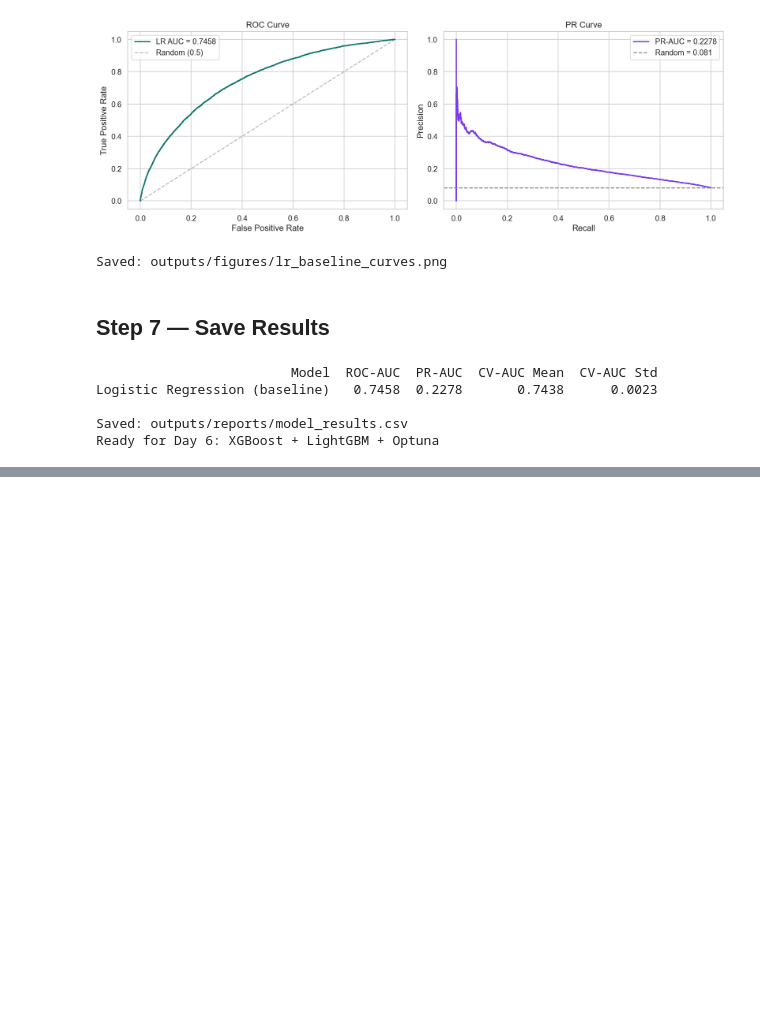
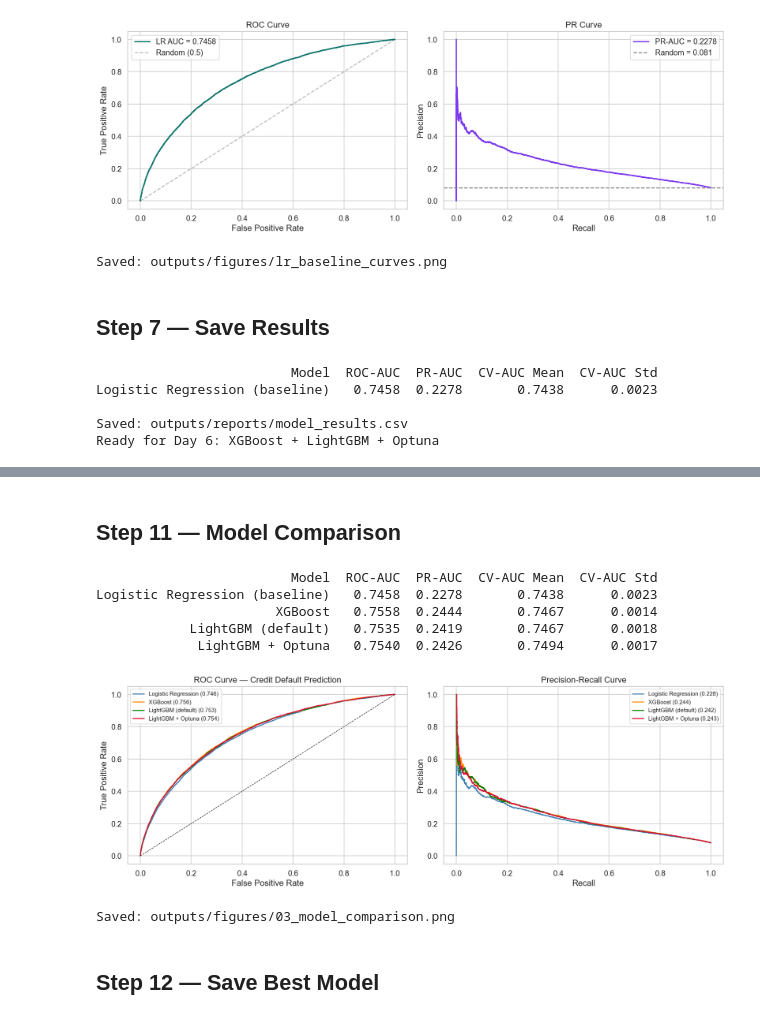
Before and after one commit to anil-turan/credit-risk-ml-pipeline, a Jupyter notebook: notebooks/03_modeling.ipynb, the cells around one changed output, grey strips where cells are left out. Cells and saved outputs as stored; diff of their text form; code cells hidden in the pictures; blank space fills up the shorter version.

```diff
--- a/notebooks/03_modeling.ipynb
+++ b/notebooks/03_modeling.ipynb
@@ -275,0 +441,62 @@ Ready for Day 6: XGBoost + LightGBM + Optuna
+# %% [markdown]
+## Step 11 — Model Comparison
+# %%
+results = pd.DataFrame([
+    {'Model': 'Logistic Regression (baseline)',
+     'ROC-AUC': round(auc_lr, 4), 'PR-AUC': round(prauc_lr, 4),
+     'CV-AUC Mean': round(cv_scores.mean(), 4), 'CV-AUC Std': round(cv_scores.std(), 4)},
+    {'Model': 'XGBoost',
+     'ROC-AUC': round(auc_xgb, 4), 'PR-AUC': round(prauc_xgb, 4),
+     'CV-AUC Mean': round(cv_xgb.mean(), 4), 'CV-AUC Std': round(cv_xgb.std(), 4)},
+    {'Model': 'LightGBM (default)',
+     'ROC-AUC': round(auc_lgb, 4), 'PR-AUC': round(prauc_lgb, 4),
+     'CV-AUC Mean': round(cv_lgb.mean(), 4), 'CV-AUC Std': round(cv_lgb.std(), 4)},
+    {'Model': 'LightGBM + Optuna',
+     'ROC-AUC': round(auc_tuned, 4), 'PR-AUC': round(prauc_tuned, 4),
+     'CV-AUC Mean': round(cv_tuned.mean(), 4), 'CV-AUC Std': round(cv_tuned.std(), 4)},
+])
+results.to_csv('../outputs/reports/model_results.csv', index=False)
+print(results.to_string(index=False))
+# %% [output]
+                         Model  ROC-AUC  PR-AUC  CV-AUC Mean  CV-AUC Std
+Logistic Regression (baseline)   0.7458  0.2278       0.7438      0.0023
+                       XGBoost   0.7558  0.2444       0.7467      0.0014
+            LightGBM (default)   0.7535  0.2419       0.7467      0.0018
+             LightGBM + Optuna   0.7540  0.2426       0.7494      0.0017
+# %%
+# Plot ROC and PR curves for all models side by side
+fig, axes = plt.subplots(1, 2, figsize=(14, 5))
+
+models_for_plot = [
+    ('Logistic Regression', y_proba_lr,    'steelblue'),
+    ('XGBoost',             y_proba_xgb,   'darkorange'),
+    ('LightGBM (default)', y_proba_lgb,    'green'),
+    ('LightGBM + Optuna',  y_proba_tuned,  'crimson'),
+]
+
+for name, proba, color in models_for_plot:
+    fpr, tpr, _ = roc_curve(y_test, proba)
+    p, r, _     = precision_recall_curve(y_test, proba)
+    auc_val     = roc_auc_score(y_test, proba)
+    pr_val      = average_precision_score(y_test, proba)
+    axes[0].plot(fpr, tpr, label=f'{name} ({auc_val:.3f})', color=color)
+    axes[1].plot(r, p,     label=f'{name} ({pr_val:.3f})',  color=color)
+
+axes[0].plot([0, 1], [0, 1], 'k--', linewidth=0.8)
+axes[0].set(xlabel='False Positive Rate', ylabel='True Positive Rate',
+            title='ROC Curve — Credit Default Prediction')
+axes[0].legend(fontsize=9)
+
+axes[1].set(xlabel='Recall', ylabel='Precision', title='Precision-Recall Curve')
+axes[1].legend(fontsize=9)
+
+plt.tight_layout()
+os.makedirs('../outputs/figures', exist_ok=True)
+plt.savefig('../outputs/figures/03_model_comparison.png', dpi=150)
+plt.show()
+print('Saved: outputs/figures/03_model_comparison.png')
+# %% [output]
+[figure, added]
+Saved: outputs/figures/03_model_comparison.png
+# %% [markdown]
+## Step 12 — Save Best Model
```
Also changed, not shown: parts of 8 cells of this notebook, 14 other files.
